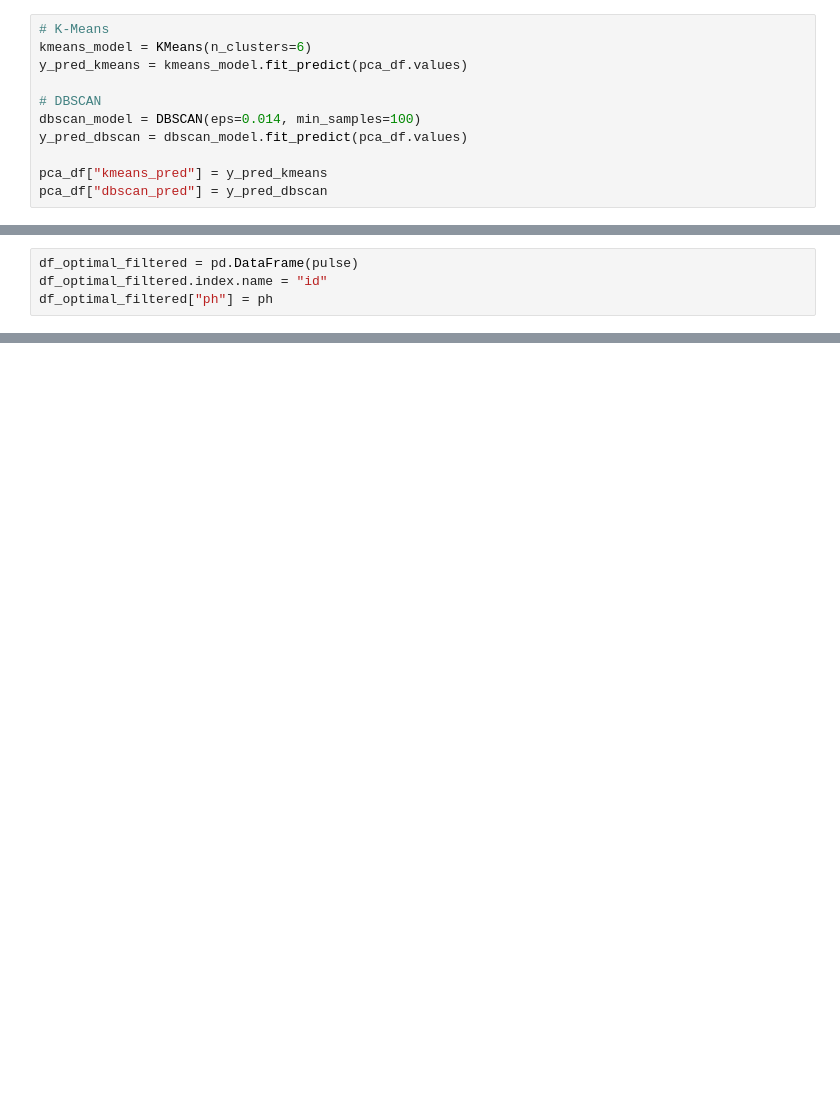
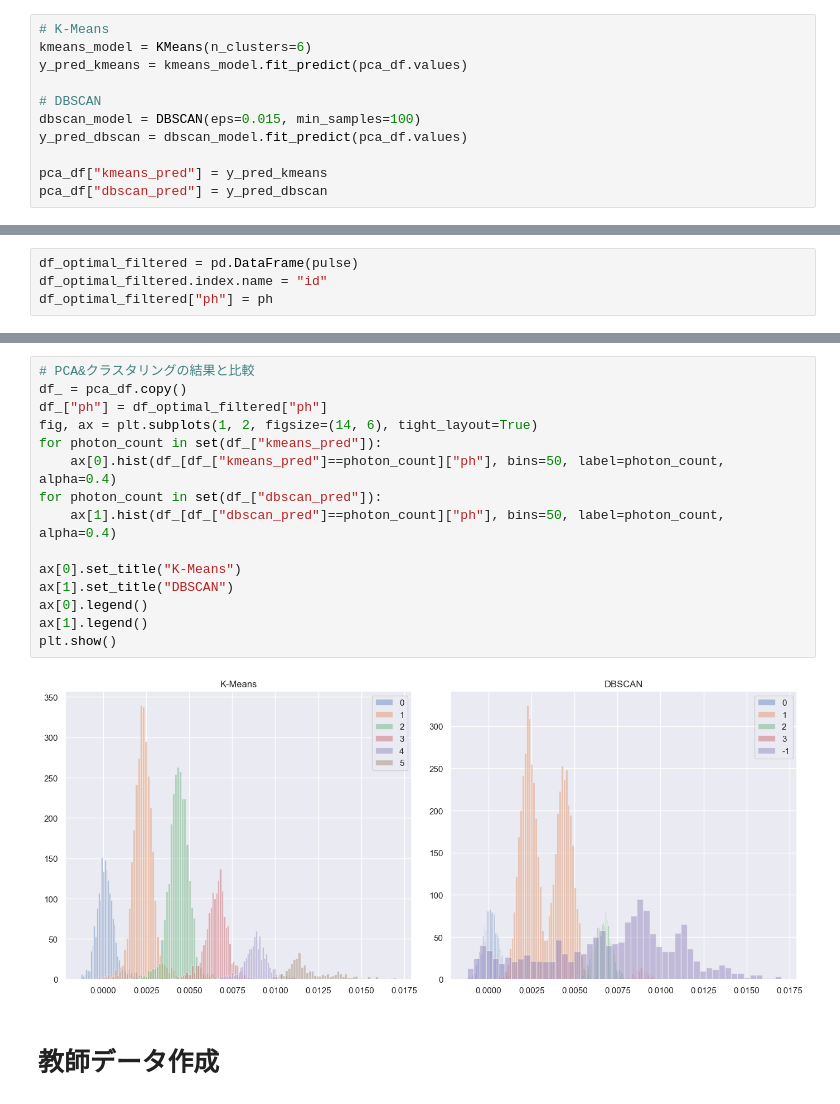
Before and after one commit to KeisukeTTTT/PhotonClustering, a Jupyter notebook: src/process.ipynb, the cells around one changed output, grey strips where cells are left out. Cells and saved outputs as stored; diff of their text form; blank space fills up the shorter version.

Commit message:
教師データ作成を追加

```diff
--- a/src/process.ipynb
+++ b/src/process.ipynb
@@ -73,7 +66,7 @@ kmeans_model = KMeans(n_clusters=6)
 y_pred_kmeans = kmeans_model.fit_predict(pca_df.values)
 
 # DBSCAN
-dbscan_model = DBSCAN(eps=0.014, min_samples=100)
+dbscan_model = DBSCAN(eps=0.015, min_samples=100)
 y_pred_dbscan = dbscan_model.fit_predict(pca_df.values)
 
 pca_df["kmeans_pred"] = y_pred_kmeans
@@ -175,0 +174,19 @@ df_optimal_filtered
+# %%
+# PCA&クラスタリングの結果と比較
+df_ = pca_df.copy()
+df_["ph"] = df_optimal_filtered["ph"]
+fig, ax = plt.subplots(1, 2, figsize=(14, 6), tight_layout=True)
+for photon_count in set(df_["kmeans_pred"]):
+    ax[0].hist(df_[df_["kmeans_pred"]==photon_count]["ph"], bins=50, label=photon_count, alpha=0.4)
+for photon_count in set(df_["dbscan_pred"]):
+    ax[1].hist(df_[df_["dbscan_pred"]==photon_count]["ph"], bins=50, label=photon_count, alpha=0.4)
+
+ax[0].set_title("K-Means")
+ax[1].set_title("DBSCAN")
+ax[0].legend()
+ax[1].legend()
+plt.show()
+# %% [output]
+[figure, added]
+# %% [markdown]
+# 教師データ作成
```
Also changed, not shown: parts of 24 cells of this notebook.
